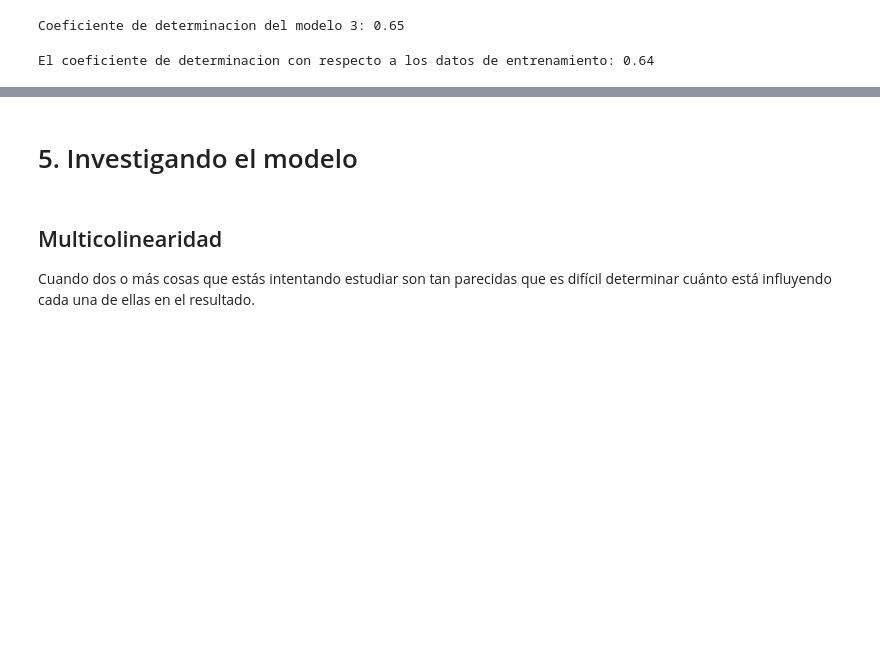
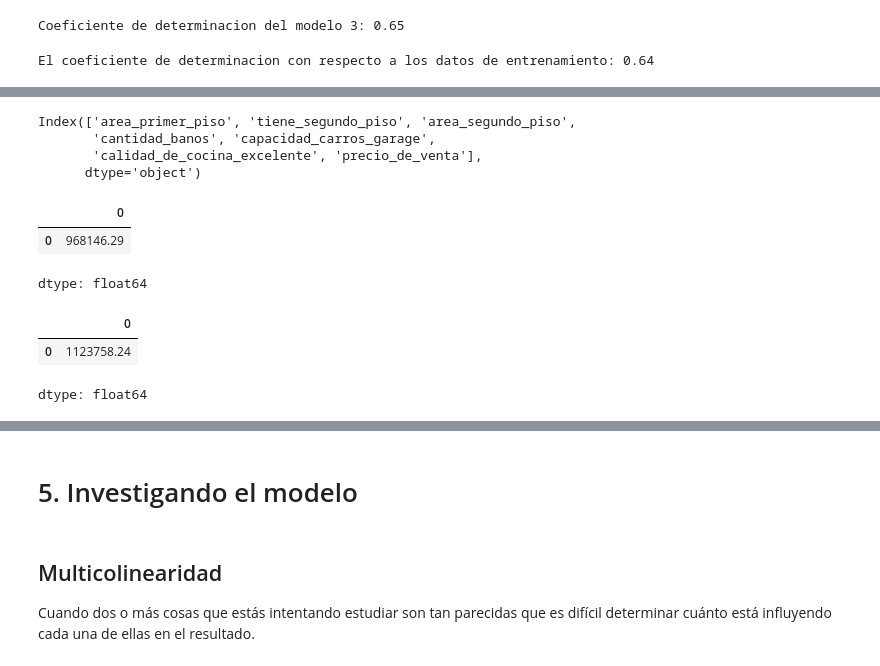
Before and after one commit to lukitasmois/2145-data-science-probando-relaciones-con-regresion-lineal, a Jupyter notebook: precios_de_inmuebles_regresion_lineal.ipynb, the cells around one changed output, grey strips where cells are left out. Saved outputs shown, nothing was run; the diff lists cells and outputs as text; code cells hidden in the pictures; blank space fills up the shorter version.

Commit message:
04.04. Realizo la predicción a un nuevo inmueble con el modelo_0 y el modelo_3

```diff
--- a/precios_de_inmuebles_regresion_lineal.ipynb
+++ b/precios_de_inmuebles_regresion_lineal.ipynb
@@ -623,4 +621,30 @@ El coeficiente de determinacion con respecto a los datos de entrenamiento: 0.64
+# %%
+datos.columns
+# %% [output]
+Index(['area_primer_piso', 'tiene_segundo_piso', 'area_segundo_piso',
+       'cantidad_banos', 'capacidad_carros_garage',
+       'calidad_de_cocina_excelente', 'precio_de_venta'],
+      dtype='object')
+# %%
+#Nuevo inmueble
+nuevo_inmueble = pd.DataFrame({
+    'const': [1],
+    'area_primer_piso': [120],
+    'tiene_segundo_piso': [1],
+    'cantidad_banos': [2],
+    'calidad_de_cocina_excelente': [0]
+    })
 # %%
 # Cuál es el precio del inmueble de acuerdo con el modelo 0?
+modelo_0.predict(nuevo_inmueble['area_primer_piso']).round(2)
+# %% [output]
+|  | 0 |
+| 0 | 968146.29 |
+dtype: float64
 # %%
 #Cuál es el precio del inmueble de acuerdo con el modelo 3?
+modelo_3.predict(nuevo_inmueble).round(2)
+# %% [output]
+|  | 0 |
+| 0 | 1123758.24 |
+dtype: float64
```
Also changed, not shown: parts of 2 cells of this notebook.
